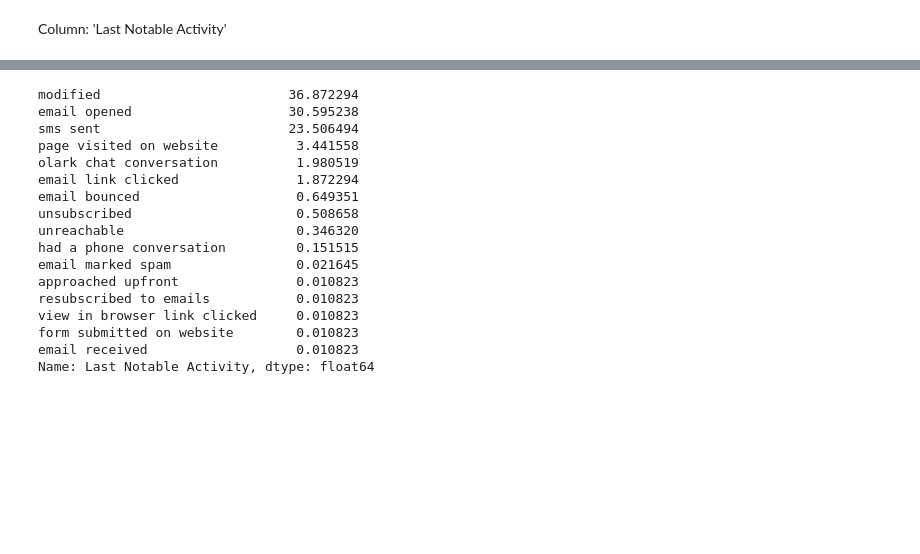
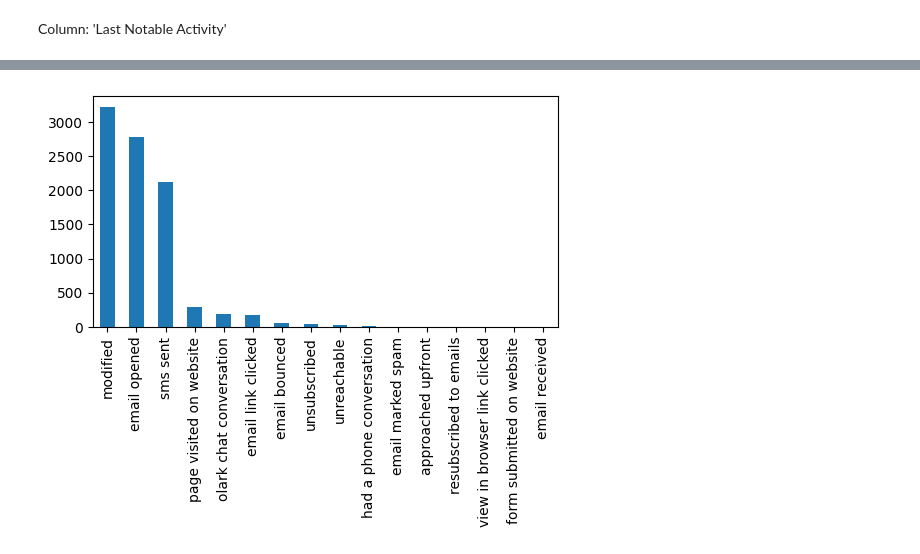
Before and after one commit to Sahil1776/Lead-Scoring-Case-Study, a Jupyter notebook: Model.ipynb, the cells around one changed output, grey strips where cells are left out. Saved outputs shown, nothing was run; the diff lists cells and outputs as text; code cells hidden in the pictures; blank space fills up the shorter version.

```diff
--- a/Model.ipynb
+++ b/Model.ipynb
@@ -906,20 +911,6 @@ Name: A free copy of Mastering The Interview, dtype: float64
 # %%
-df['Last Notable Activity'].value_counts(normalize = True) * 100
+plt.figure(figsize=(6,3))
+df['Last Notable Activity'].value_counts().plot.bar()
+plt.show()
 # %% [output]
-modified                        36.872294
-email opened                    30.595238
-sms sent                        23.506494
-page visited on website          3.441558
-olark chat conversation          1.980519
-email link clicked               1.872294
-email bounced                    0.649351
-unsubscribed                     0.508658
-unreachable                      0.346320
-had a phone conversation         0.151515
-email marked spam                0.021645
-approached upfront               0.010823
-resubscribed to emails           0.010823
-view in browser link clicked     0.010823
-form submitted on website        0.010823
-email received                   0.010823
-Name: Last Notable Activity, dtype: float64
+[figure, added]
```
Also changed, not shown: parts of 192 cells of this notebook, 2 other files.
